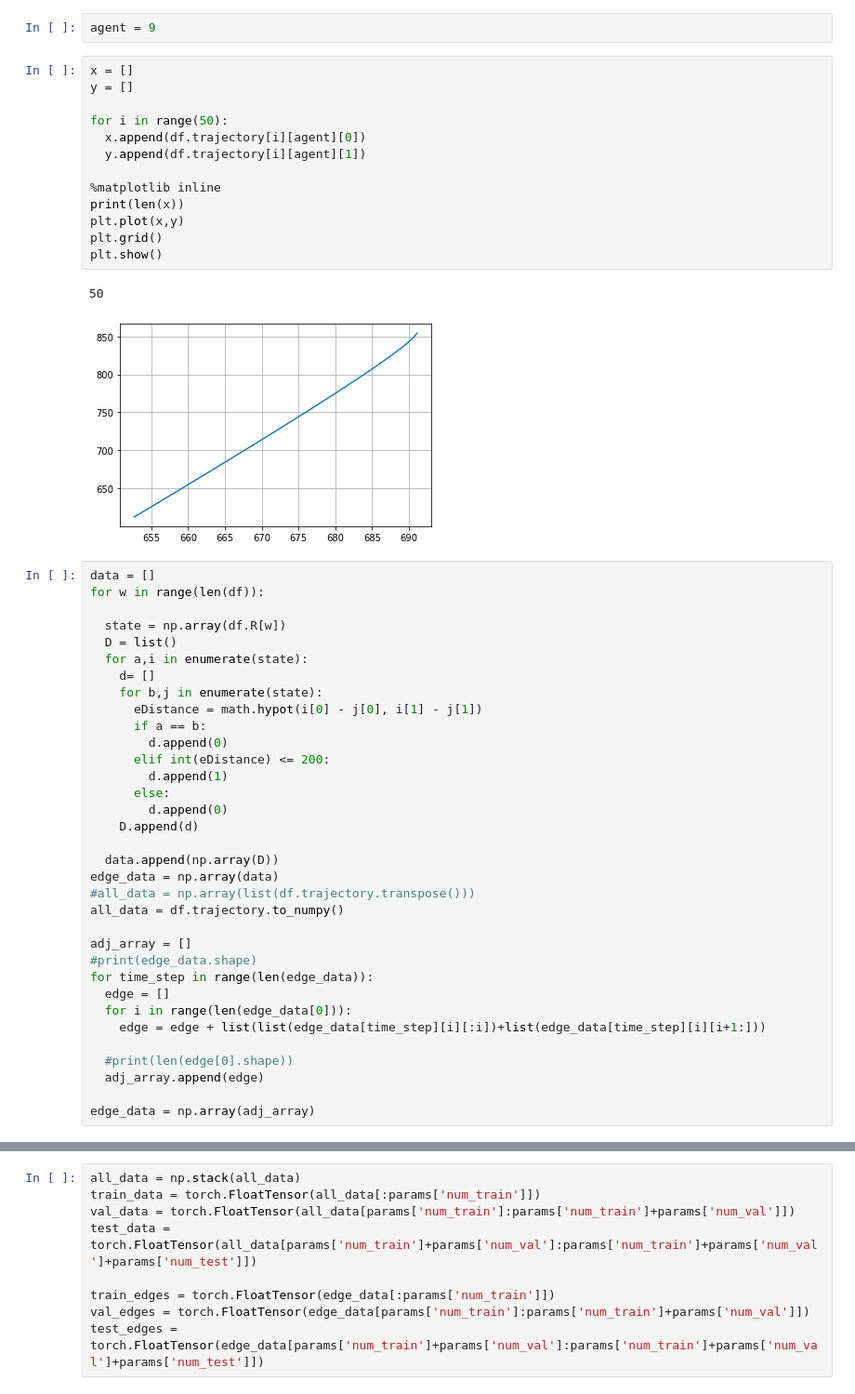
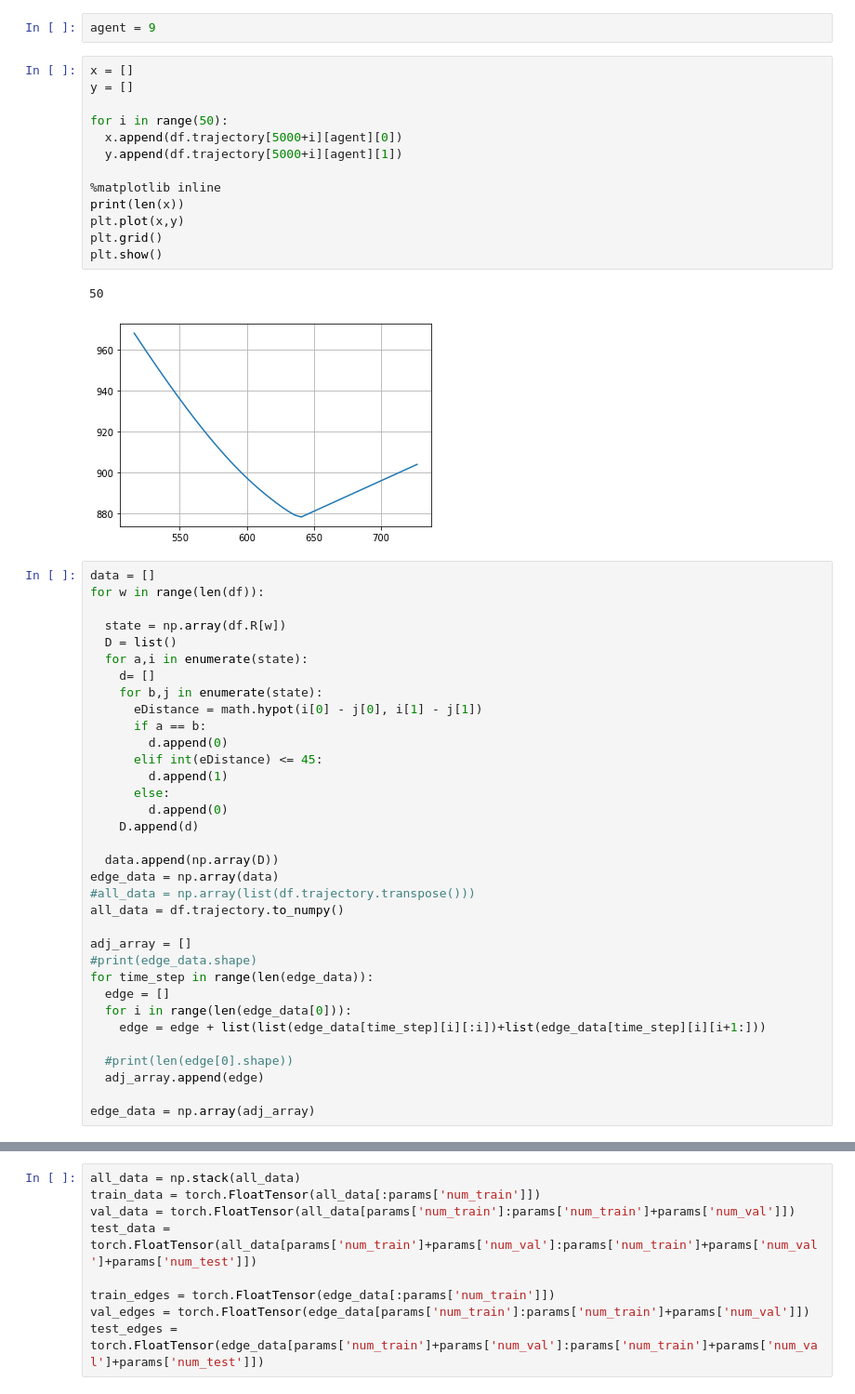
Before and after one commit to Nishant-Ramakuru/Inference-based-GNNS, a Jupyter notebook: simulations/models.ipynb, the cells around one changed output, grey strips where cells are left out. Shown at 93% size. Cells and saved outputs as stored; diff of their text form.

```diff
--- a/simulations/models.ipynb
+++ b/simulations/models.ipynb
@@ -102,19 +102,19 @@ agent = 9
 # %%
 x = []
 y = []
 
 for i in range(50):
-  x.append(df.trajectory[i][agent][0])
-  y.append(df.trajectory[i][agent][1])
+  x.append(df.trajectory[5000+i][agent][0])
+  y.append(df.trajectory[5000+i][agent][1])
 
 %matplotlib inline
 print(len(x))
 plt.plot(x,y)
 plt.grid()
 plt.show()
 # %% [output]
 50
-[figure, old version]
+[figure, new version]
 # %%
 data = []
 for w in range(len(df)):
@@ -127,7 +127,7 @@ for w in range(len(df)):
       eDistance = math.hypot(i[0] - j[0], i[1] - j[1])
       if a == b:
         d.append(0)
-      elif int(eDistance) <= 200:
+      elif int(eDistance) <= 45:
         d.append(1)
       else:
         d.append(0)
```
Also changed, not shown: parts of 15 cells of this notebook.
